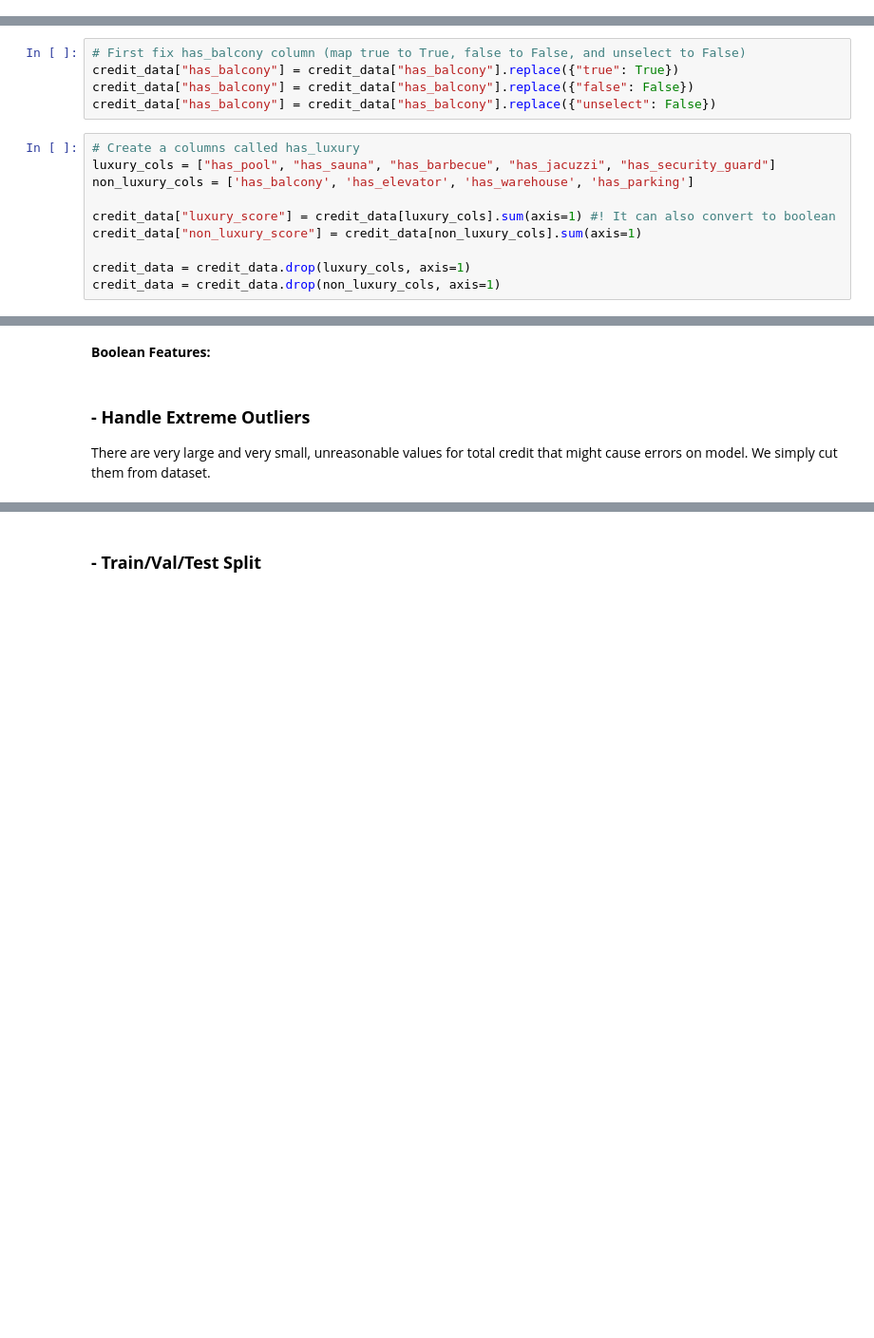
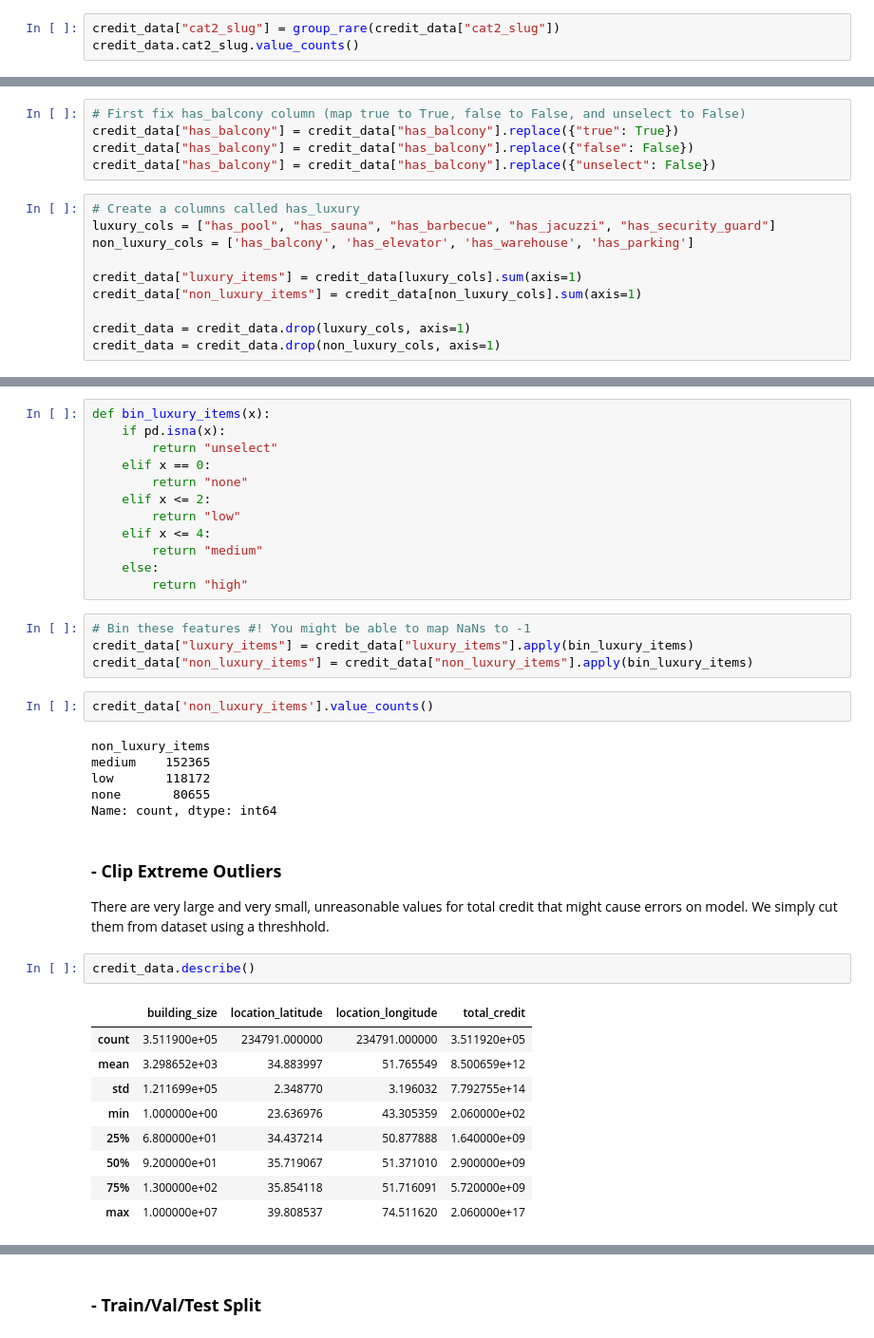
Before and after one commit to mehdirt/Divar-Project, a Jupyter notebook: Mahdi/ml_prediction_credit.ipynb, the cells around one changed output, grey strips where cells are left out. Shown at 95% size. Saved outputs shown, nothing was run; the diff lists cells and outputs as text; blank space fills up the shorter version.

```diff
--- a/Mahdi/ml_prediction_credit.ipynb
+++ b/Mahdi/ml_prediction_credit.ipynb
@@ -419,0 +325,3 @@ Name: count, Length: 1111, dtype: int64
+# %%
+credit_data["cat2_slug"] = group_rare(credit_data["cat2_slug"])
+credit_data.cat2_slug.value_counts()
@@ -431,8 +345,8 @@ credit_data["has_balcony"] = credit_data["has_balcony"].replace({"unselect": Fal
 luxury_cols = ["has_pool", "has_sauna", "has_barbecue", "has_jacuzzi", "has_security_guard"]
 non_luxury_cols = ['has_balcony', 'has_elevator', 'has_warehouse', 'has_parking']
 
-credit_data["luxury_score"] = credit_data[luxury_cols].sum(axis=1) #! It can also convert to boolean
-credit_data["non_luxury_score"] = credit_data[non_luxury_cols].sum(axis=1)
+credit_data["luxury_items"] = credit_data[luxury_cols].sum(axis=1)
+credit_data["non_luxury_items"] = credit_data[non_luxury_cols].sum(axis=1)
 
 credit_data = credit_data.drop(luxury_cols, axis=1)
 credit_data = credit_data.drop(non_luxury_cols, axis=1)
@@ -445,5 +353,39 @@ credit_data = credit_data.drop(non_luxury_cols, axis=1)
-# %% [markdown]
-**Boolean Features:**
+# %%
+def bin_luxury_items(x):
+    if pd.isna(x):
+        return "unselect"
+    elif x == 0:
+        return "none"
+    elif x <= 2:
+        return "low"
+    elif x <= 4:
+        return "medium"
+    else:
+        return "high"
+# %%
+# Bin these features #! You might be able to map NaNs to -1
+credit_data["luxury_items"] = credit_data["luxury_items"].apply(bin_luxury_items)
+credit_data["non_luxury_items"] = credit_data["non_luxury_items"].apply(bin_luxury_items)
+# %%
+credit_data['non_luxury_items'].value_counts()
+# %% [output]
+non_luxury_items
+medium    152365
+low       118172
+none       80655
+Name: count, dtype: int64
 # %% [markdown]
-### **- Handle Extreme Outliers** <br>
-There are very large and very small, unreasonable values for total credit that might cause errors on model. We simply cut them from dataset.
+### **- Clip Extreme Outliers** <br>
+There are very large and very small, unreasonable values for total credit that might cause errors on model. We simply cut them from dataset using a threshhold.
+# %%
+credit_data.describe()
+# %% [output]
+|  | building_size | location_latitude | location_longitude | total_credit |
+| count | 3.511900e+05 | 234791.000000 | 234791.000000 | 3.511920e+05 |
+| mean | 3.298652e+03 | 34.883997 | 51.765549 | 8.500659e+12 |
+| std | 1.211699e+05 | 2.348770 | 3.196032 | 7.792755e+14 |
+| min | 1.000000e+00 | 23.636976 | 43.305359 | 2.060000e+02 |
+| 25% | 6.800000e+01 | 34.437214 | 50.877888 | 1.640000e+09 |
+| 50% | 9.200000e+01 | 35.719067 | 51.371010 | 2.900000e+09 |
+| 75% | 1.300000e+02 | 35.854118 | 51.716091 | 5.720000e+09 |
+| max | 1.000000e+07 | 39.808537 | 74.511620 | 2.060000e+17 |
```
Also changed, not shown: parts of 88 cells of this notebook, 1 other file.
